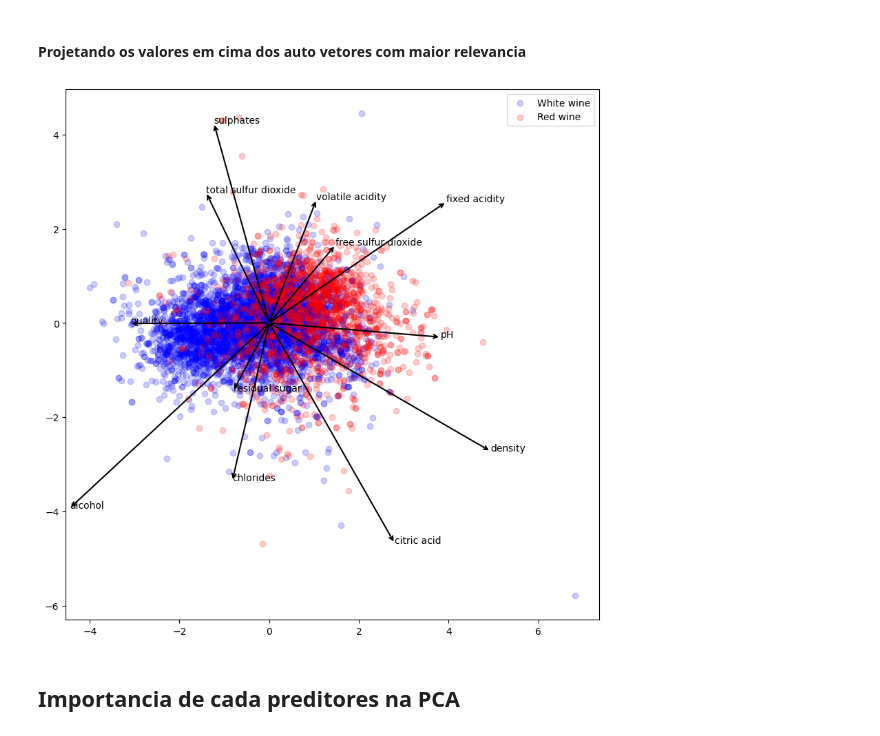
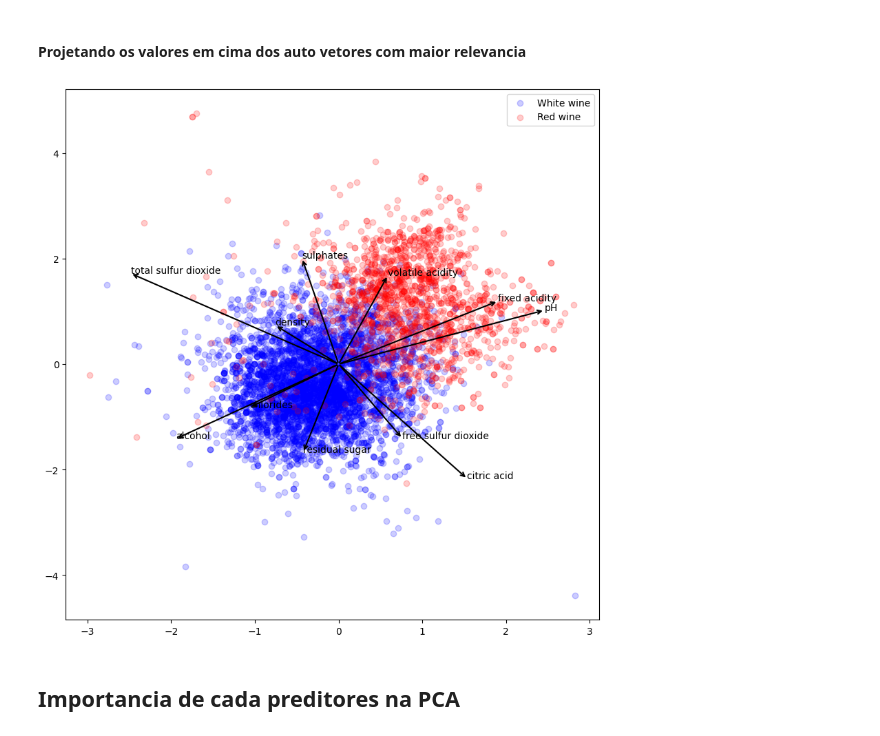
Before and after one commit to clock-s/Homeworks, a Jupyter notebook: ICA_Homework_1.ipynb, the cells around one changed output. Cells and saved outputs as stored; diff of their text form; code cells hidden in the pictures.

```diff
--- a/ICA_Homework_1.ipynb
+++ b/ICA_Homework_1.ipynb
@@ -124,8 +126,9 @@ fig.set_figheight(15)
 
 for i in range(0, lines):
   for j in range(0, com):
-    ax[i][j].boxplot(total[i*com + j], label=wine_quality.columns[i*com + j])
-    ax[i][j].legend(loc='upper right')
+    ax[i][j].boxplot(total[i*com + j])
+    ax[i][j].set_xticklabels(['wine'])
+    ax[i][j].set_title(wine_quality.columns[i*com + j])
 
 plt.show()
 # %% [output]
@@ -231,11 +234,15 @@ fig.set_figheight(15)
 for i in range(0, lines):
   for j in range(0, com):
     dados = np.concatenate((white[i*com + j], red[i*com + j]))
-    bins = np.histogram_bin_edges(dados, bins=10)
+    bins = np.histogram_bin_edges(dados, bins=11)
 
-    ax[i][j].hist(white[i*com + j], label=f"white {wine_quality.columns[i*com + j]}", alpha=0.5, weights = np.ones(n_vinho_branco)/n_vinho_branco, bins=bins)
-    ax[i][j].hist(red[i*com + j], label=f"red {wine_quality.columns[i*com + j]}", alpha=0.5, weights = np.ones(n_vinho_vermelho)/n_vinho_vermelho, bins=bins)
+    ax[i][j].hist(white[i*com + j], label="white", alpha=0.5, weights = np.ones(n_vinho_branco)/n_vinho_branco, bins=bins)
+    ax[i][j].hist(red[i*com + j], label="red", alpha=0.5, weights = np.ones(n_vinho_vermelho)/n_vinho_vermelho, bins=bins)
     ax[i][j].legend(loc='upper right')
+    ax[i][j].set_title(wine_quality.columns[i*com + j])
+
+
+ax[lines-1][com-1].set_xticks(range(0, 11))
 
 plt.show()
 # %% [output]
@@ -248,9 +255,9 @@ fig.set_figheight(15)
 for i in range(0, lines):
   for j in range(0, com):
     plotter = {'White': white[i*com + j], "Red":red[i*com + j]}
-    ax[i][j].boxplot(plotter.values(), label=wine_quality.columns[i*com + j])
+    ax[i][j].boxplot(plotter.values())
     ax[i][j].set_xticklabels(plotter.keys())
-    ax[i][j].legend(loc='upper right')
+    ax[i][j].set_title(wine_quality.columns[i*com + j])
 
 plt.show()
 # %% [output]
@@ -520,3 +527,12 @@ Nesta etapa não precisaremos normalizar os vetores, pois pela função eles já
+# %%
+preditores = 11 #Remoção da qualidade
+
+heatmap = np.empty((preditores, preditores))
+
+for i in range(0, preditores):
+  for j in range(0, preditores):
+    heatmap[i][j] = cov(total_norm[i], total_norm[j])
+    #print(heatmap[i][j])
 # %%
 lamb, v = eig(heatmap)
 print("Auto valores")
@@ -596,7 +611,7 @@ for w_v in new_white:
   y_value = 0
   x_value = 0
 
-  for i in range(0, w_v.size):
+  for i in range(0, preditores):
     y_value += w_v[i]*v[0][i]
     x_value += w_v[i]*v[1][i]
 
@@ -609,7 +624,7 @@ for r_v in new_red:
   y_value = 0
   x_value = 0
 
-  for j in range(0, r_v.size):
+  for j in range(0, preditores):
     y_value += r_v[j]*v[0][j]
     x_value += r_v[j]*v[1][j]
 
@@ -630,13 +645,13 @@ for i in range(0, preditores):
 
 x_preditores = []
 y_preditores = []
-const = 10
+const = 5
 
 for p_v in arrow_preditores:
   y_value = 0
   x_value = 0
 
-  for j in range(0, r_v.size):
+  for j in range(0, preditores):
     y_value += p_v[j]*v[0][j]
     x_value += p_v[j]*v[1][j]
 
@@ -646,34 +661,34 @@ for p_v in arrow_preditores:
 plt.scatter(x_white, y_white, color= 'blue', label='White wine', alpha = 0.2)
 plt.scatter(x_red, y_red, color= 'red',label='Red wine', alpha = 0.2)
 
 for i in range(0, preditores):
 
     plt.annotate(
         '',
         xy=(const*x_preditores[i], const*y_preditores[i]),
         xytext=(0, 0),
         arrowprops=dict(
             arrowstyle='->',
             linewidth=1.5
         ),
         zorder=10
     )
 
     plt.text(
         const*x_preditores[i],
         const*y_preditores[i],
         wine_quality.columns[i],
         zorder=11
     )
 
 
 
 
 plt.legend(loc='best')
 
 plt.show()
 # %% [output]
-[figure, old version]
+[figure, new version]
 # %% [markdown]
 ## Importancia de cada preditores na PCA
 # %%
```
Also changed, not shown: parts of 9 cells of this notebook.
